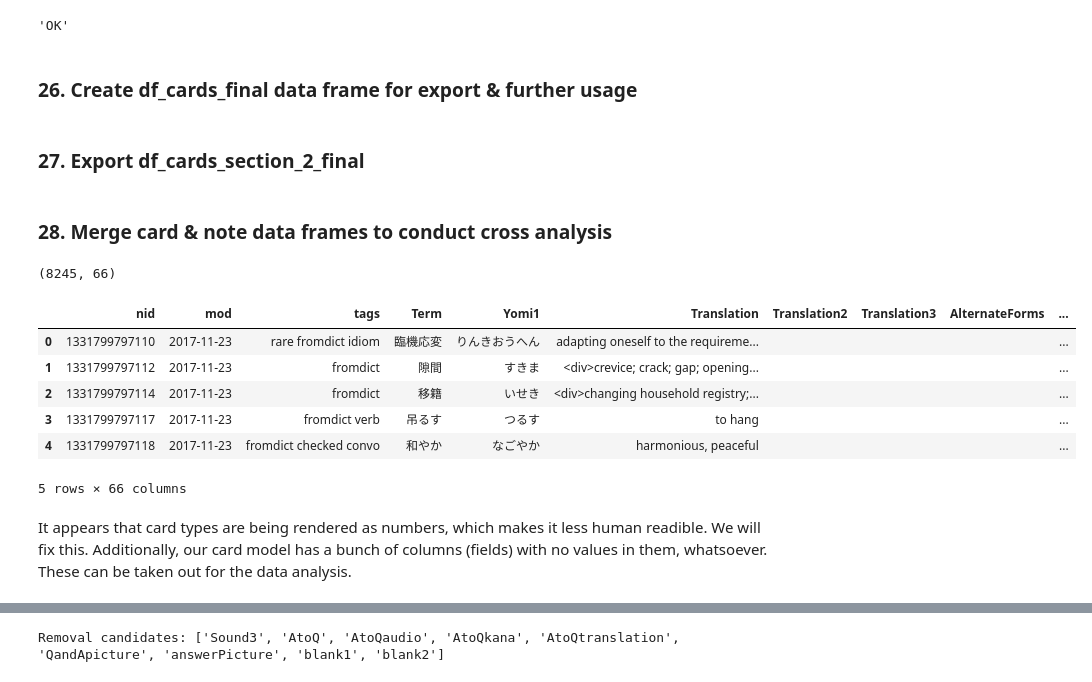
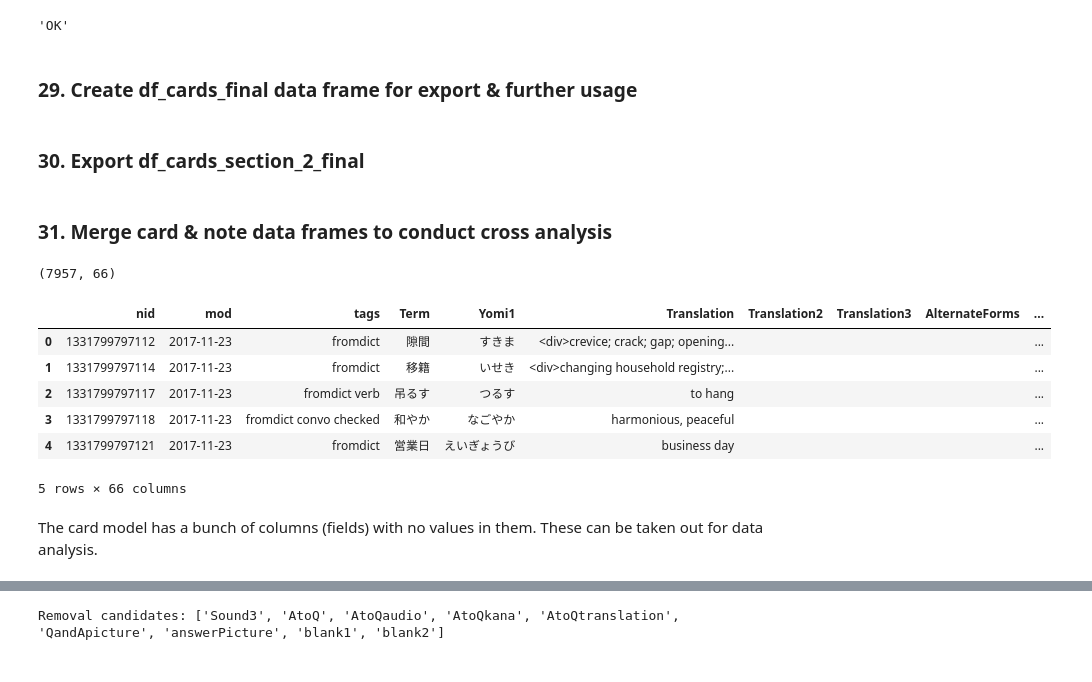
Before and after one commit to avidrucker/vocab-analysis, a Jupyter notebook: section_2_prepare_the_data.ipynb, the cells around one changed output, grey strips where cells are left out. Cells and saved outputs as stored; diff of their text form; code cells hidden in the pictures.

Commit message:
update, clean data

```diff
--- a/section_2_prepare_the_data.ipynb
+++ b/section_2_prepare_the_data.ipynb
@@ -464,0 +484,4 @@ assertEquals(str(df_notes_005_last_modified['mod'].iloc[0]), "2017-11-23", "Note
+# %%
+df_notes_006_only_vocab_no_rare = df_notes_005_last_modified.copy()
+print(df_notes_006_only_vocab_no_rare.shape)
+df_notes_006_only_vocab_no_rare.head(3)
@@ -464,0 +495,11 @@ assertEquals(str(df_notes_005_last_modified['mod'].iloc[0]), "2017-11-23", "Note
+# %%
+sel4 = df_notes_006_only_vocab_no_rare[df_notes_006_only_vocab_no_rare['tags'].str.contains("rare")]
+# https://stackoverflow.com/questions/37313691/how-to-remove-a-pandas-dataframe-from-another-dataframe
+# remove rare words only first
+df_notes_006_only_vocab_no_rare = pd.concat([df_notes_006_only_vocab_no_rare, sel4]).drop_duplicates(keep=False)
+
+print(df_notes_006_only_vocab_no_rare.shape)
+df_notes_006_only_vocab_no_rare.head(3)
+
+# todo: assert that no rare words remain in 'df_notes_006_only_vocab_no_rare' by using 'contain("rare")'
+# for selection, assert that selection has a row size of 0
@@ -464,0 +513,9 @@ assertEquals(str(df_notes_005_last_modified['mod'].iloc[0]), "2017-11-23", "Note
+# %%
+# remove phrases, sentences & questions now all at once
+sel5 = df_notes_006_only_vocab_no_rare[df_notes_006_only_vocab_no_rare['tags'].str.contains("phrase")]
+sel6 = df_notes_006_only_vocab_no_rare[df_notes_006_only_vocab_no_rare['tags'].str.contains("sentence")]
+sel7 = df_notes_006_only_vocab_no_rare[df_notes_006_only_vocab_no_rare['tags'].str.contains("question")]
+df_notes_006_only_vocab_no_rare = pd.concat([df_notes_006_only_vocab_no_rare, sel5, sel6, sel7]).drop_duplicates(keep=False)
+
+print(df_notes_006_only_vocab_no_rare.shape)
+df_notes_006_only_vocab_no_rare.head(3)
@@ -469 +531,3 @@ df_notes_final = df_notes_005_last_modified.copy()
+# %%
+df_notes_007_midway = df_notes_006_only_vocab_no_rare.copy()
 # %% [markdown]
@@ -527,32 +594,32 @@ assertEquals(str(df_cards_004_due_date['due'].iloc[0]), "2015-03-08", "Card due
 # %% [output]
 'OK'
 # %% [markdown]
-### 26. Create df_cards_final data frame for export & further usage
+### 29. Create df_cards_final data frame for export & further usage
 # %%
 df_cards_final = df_cards_004_due_date.copy()
 # %% [markdown]
-### 27. Export df_cards_section_2_final
+### 30. Export df_cards_section_2_final
 # %%
 df_cards_final.to_csv('datasets/cards_section_2_final.csv')
 # %% [markdown]
-### 28. Merge card & note data frames to conduct cross analysis
+### 31. Merge card & note data frames to conduct cross analysis
 # %%
 # now that we have note id's for all the words, we can
 # join together these separate dataframes
-df_combo = pd.merge(df_notes_final, df_cards_final, on='nid')
+df_combo = pd.merge(df_notes_007_midway, df_cards_final, on='nid')
 print(df_combo.shape)
 df_combo.head()
 # %% [output]
-(8245, 66)
+(7957, 66)
 |  | nid | mod | tags | Term | Yomi1 | Translation | Translation2 | Translation3 | AlternateForms | ... |
-| 0 | 1331799797110 | 2017-11-23 | rare fromdict idiom | 臨機応変 | りんきおうへん | adapting oneself to the requireme... |  |  |  | ... |
-| 1 | 1331799797112 | 2017-11-23 | fromdict | 隙間 | すきま | <div>crevice; crack; gap; opening... |  |  |  | ... |
-| 2 | 1331799797114 | 2017-11-23 | fromdict | 移籍 | いせき | <div>changing household registry;... |  |  |  | ... |
-| 3 | 1331799797117 | 2017-11-23 | fromdict verb | 吊るす | つるす | to hang |  |  |  | ... |
-| 4 | 1331799797118 | 2017-11-23 | fromdict checked convo | 和やか | なごやか | harmonious, peaceful |  |  |  | ... |
+| 0 | 1331799797112 | 2017-11-23 | fromdict | 隙間 | すきま | <div>crevice; crack; gap; opening... |  |  |  | ... |
+| 1 | 1331799797114 | 2017-11-23 | fromdict | 移籍 | いせき | <div>changing household registry;... |  |  |  | ... |
+| 2 | 1331799797117 | 2017-11-23 | fromdict verb | 吊るす | つるす | to hang |  |  |  | ... |
+| 3 | 1331799797118 | 2017-11-23 | fromdict convo checked | 和やか | なごやか | harmonious, peaceful |  |  |  | ... |
+| 4 | 1331799797121 | 2017-11-23 | fromdict | 営業日 | えいぎょうび | business day |  |  |  | ... |
 5 rows × 66 columns
 # %% [markdown]
-It appears that card types are being rendered as numbers, which makes it less human readible. We will fix this. Additionally, our card model has a bunch of columns (fields) with no values in them, whatsoever. These can be taken out for the data analysis.
+The card model has a bunch of columns (fields) with no values in them. These can be taken out for data analysis.
 # %%
 def is_blank (s):
     return not (s and s.strip())
```
Also changed, not shown: parts of 83 cells of this notebook, 1 other file.
